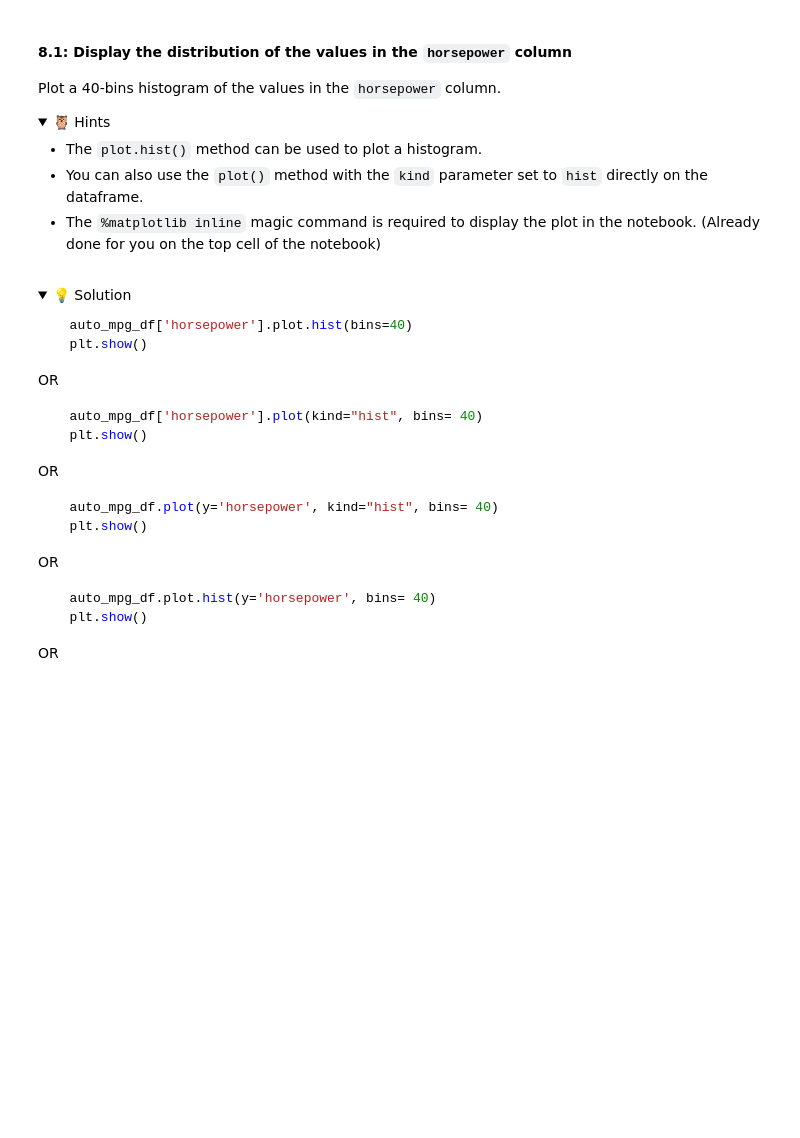
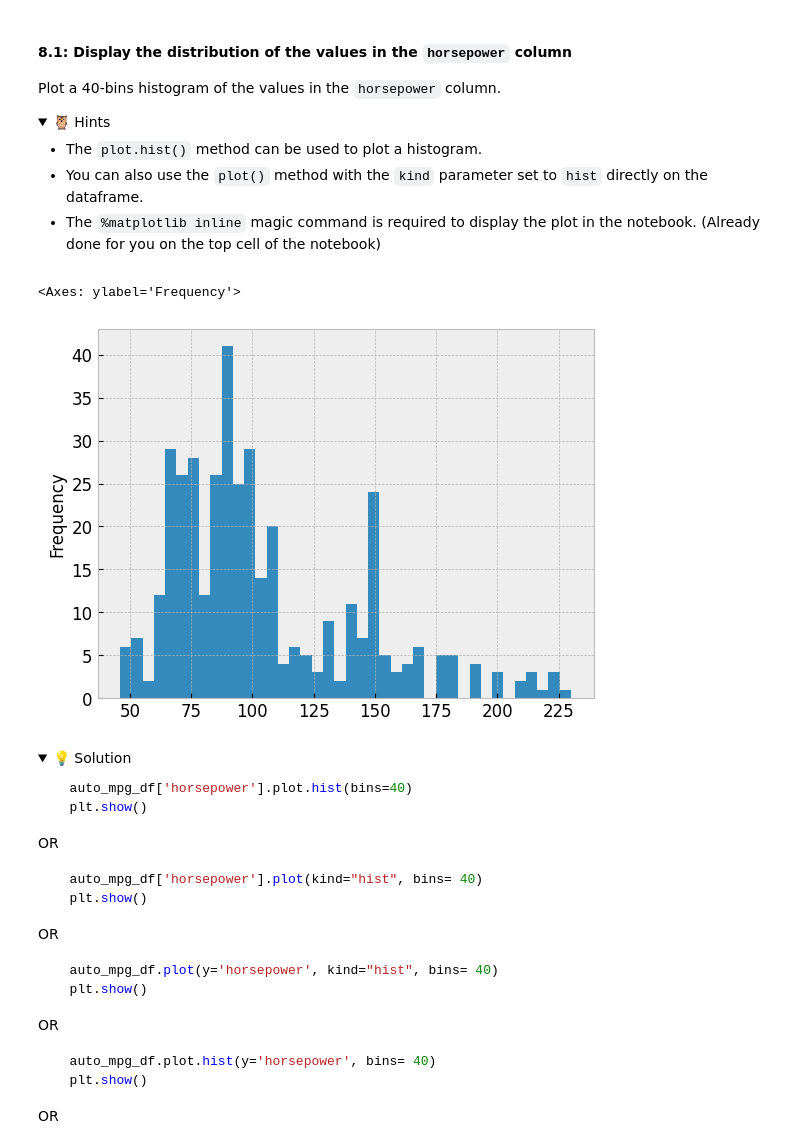
Before and after one commit to IT4063-Spring2025/exploratory-data-analysis-ravinayakk, a Jupyter notebook: notebook.ipynb, the cells around one changed output. Cells and saved outputs as stored; diff of their text form; code cells hidden in the pictures; folded sections open; blank space fills up the shorter version.

Commit message:
created histogram

```diff
--- a/notebook.ipynb
+++ b/notebook.ipynb
@@ -381,6 +429,8 @@ In working with the `auto_mpg` dataset, we'll develop a model to predict the `mp
   - Either save the results of the method to a new variable, or use the `inplace` parameter to update the dataframe in place.
 
 </details>
+# %%
+auto_mpg_df.dropna(inplace=True)
 # %% [markdown]
 <details>
   <summary>💡 Solution</summary>
@@ -418,6 +472,11 @@ Plot a 40-bins histogram of the values in the `horsepower` column.
   - The `%matplotlib inline` magic command is required to display the plot in the notebook. (Already done for you on the top cell of the notebook)
 
 </details>
+# %%
+auto_mpg_df['horsepower'].plot.hist(bins=40)
+# %% [output]
+<Axes: ylabel='Frequency'>
+[figure, added]
 # %% [markdown]
 <details>
   <summary>💡 Solution</summary>
```
Also changed, not shown: parts of 10 cells of this notebook.
